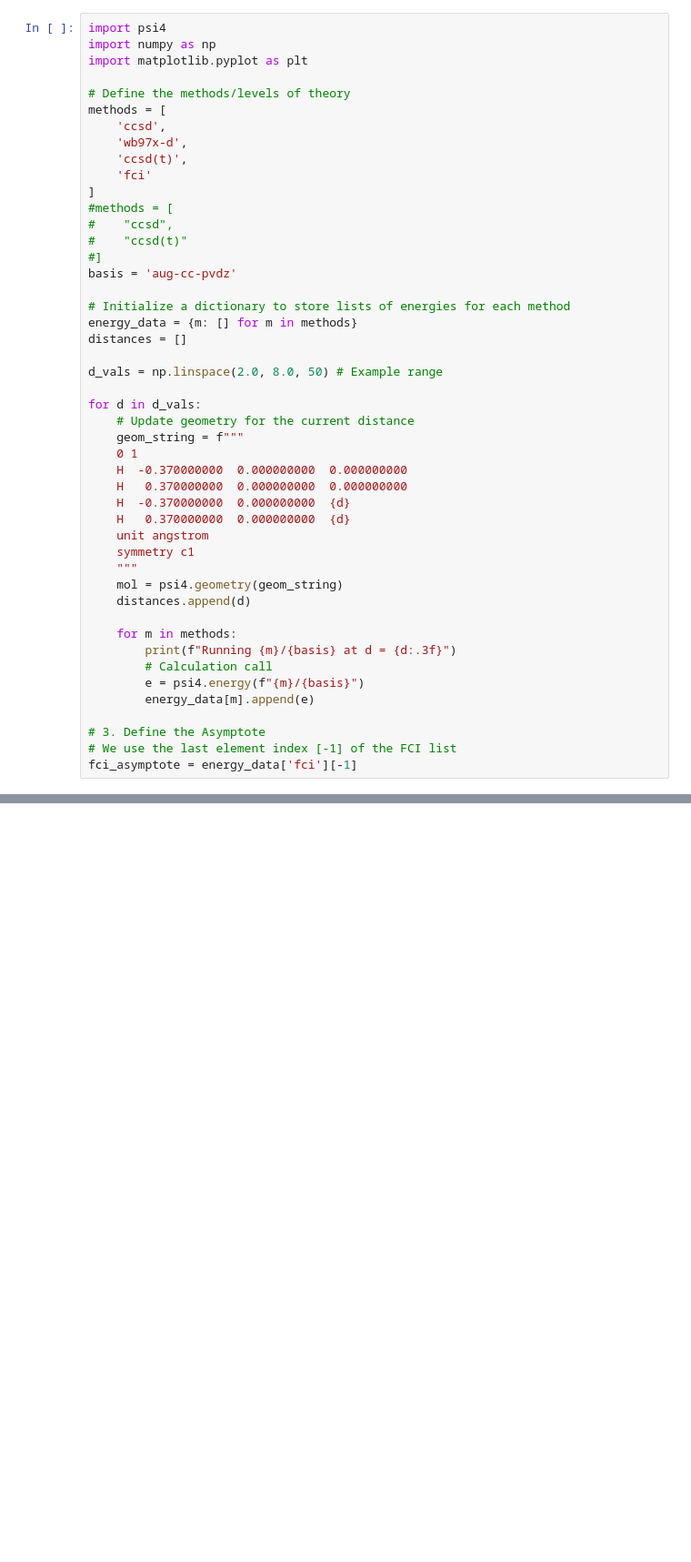
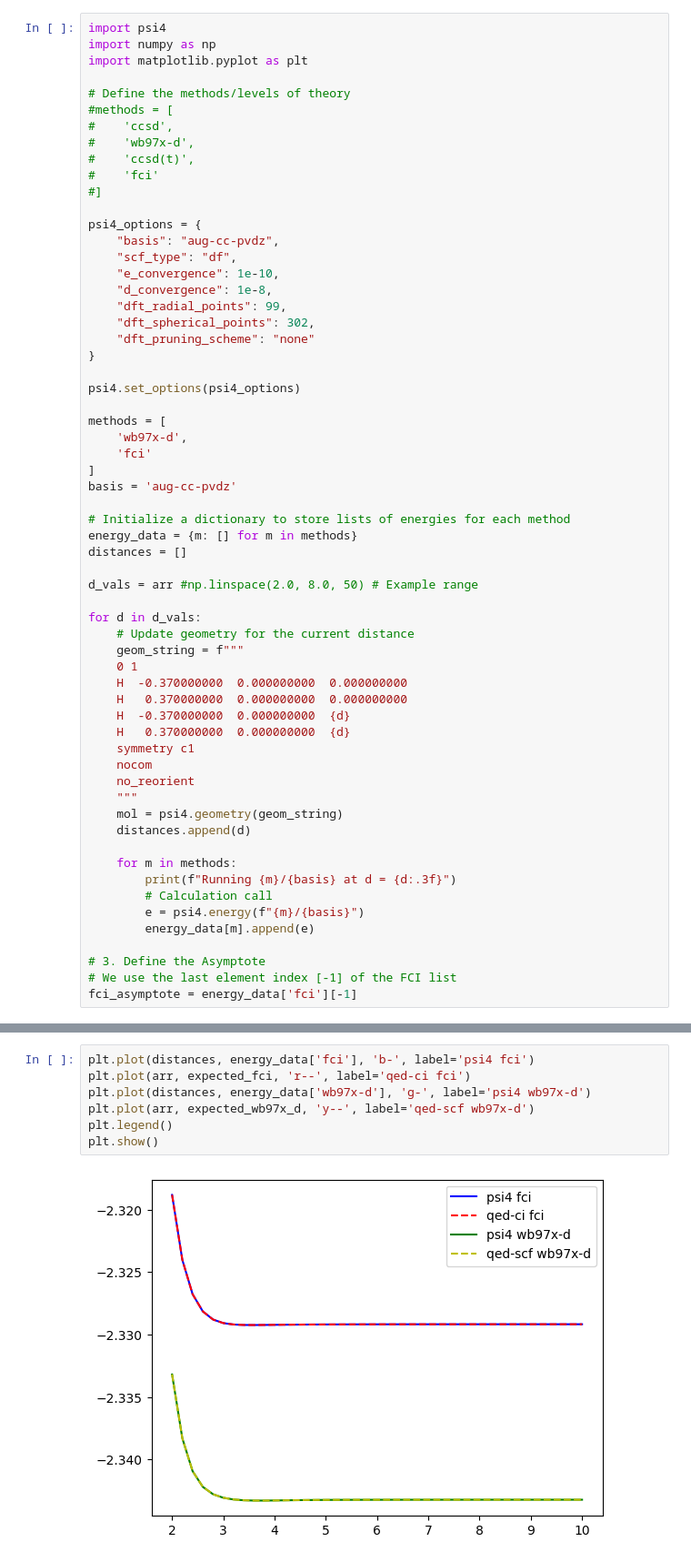
Before and after one commit to FoleyLab/cqed-scf, a Jupyter notebook: examples/h2_dimer/psi4_fci_ccsd_t_wb97x_d_comparison.ipynb, the cells around one changed output, grey strips where cells are left out. Shown at 91% size. Saved outputs shown, nothing was run; the diff lists cells and outputs as text; blank space fills up the shorter version.

```diff
--- a/examples/h2_dimer/psi4_fci_ccsd_t_wb97x_d_comparison.ipynb
+++ b/examples/h2_dimer/psi4_fci_ccsd_t_wb97x_d_comparison.ipynb
@@ -4,23 +47,36 @@ import numpy as np
 import matplotlib.pyplot as plt
 
 # Define the methods/levels of theory
+#methods = [
+#    'ccsd',
+#    'wb97x-d',
+#    'ccsd(t)',
+#    'fci'
+#]
+
+psi4_options = {
+    "basis": "aug-cc-pvdz",
+    "scf_type": "df",
+    "e_convergence": 1e-10,
+    "d_convergence": 1e-8,
+    "dft_radial_points": 99,
+    "dft_spherical_points": 302,
+    "dft_pruning_scheme": "none"
+}
+
+psi4.set_options(psi4_options)
+
 methods = [
-    'ccsd',
     'wb97x-d',
-    'ccsd(t)',
     'fci'
 ]
-#methods = [
-#    "ccsd",
-#    "ccsd(t)"
-#]
 basis = 'aug-cc-pvdz'
 
 # Initialize a dictionary to store lists of energies for each method
 energy_data = {m: [] for m in methods}
 distances = []
 
-d_vals = np.linspace(2.0, 8.0, 50) # Example range
+d_vals = arr #np.linspace(2.0, 8.0, 50) # Example range
 
 for d in d_vals:
     # Update geometry for the current distance
@@ -30,8 +86,9 @@ for d in d_vals:
     H   0.370000000  0.000000000  0.000000000
     H  -0.370000000  0.000000000  {d}
     H   0.370000000  0.000000000  {d}
-    unit angstrom
     symmetry c1
+    nocom
+    no_reorient
     """
     mol = psi4.geometry(geom_string)
     distances.append(d)
@@ -67,3 +123,12 @@ Scratch directory: /tmp/
+# %%
+plt.plot(distances, energy_data['fci'], 'b-', label='psi4 fci')
+plt.plot(arr, expected_fci, 'r--', label='qed-ci fci')
+plt.plot(distances, energy_data['wb97x-d'], 'g-', label='psi4 wb97x-d')
+plt.plot(arr, expected_wb97x_d, 'y--', label='qed-scf wb97x-d')
+plt.legend()
+plt.show()
+# %% [output]
+[figure, added]
 # %%
 # 4. Shift all energies relative to E_FCI(r=8)
 # We convert lists to numpy arrays to make subtraction easy
```
Also changed, not shown: parts of 4 cells of this notebook, 15 other files.
